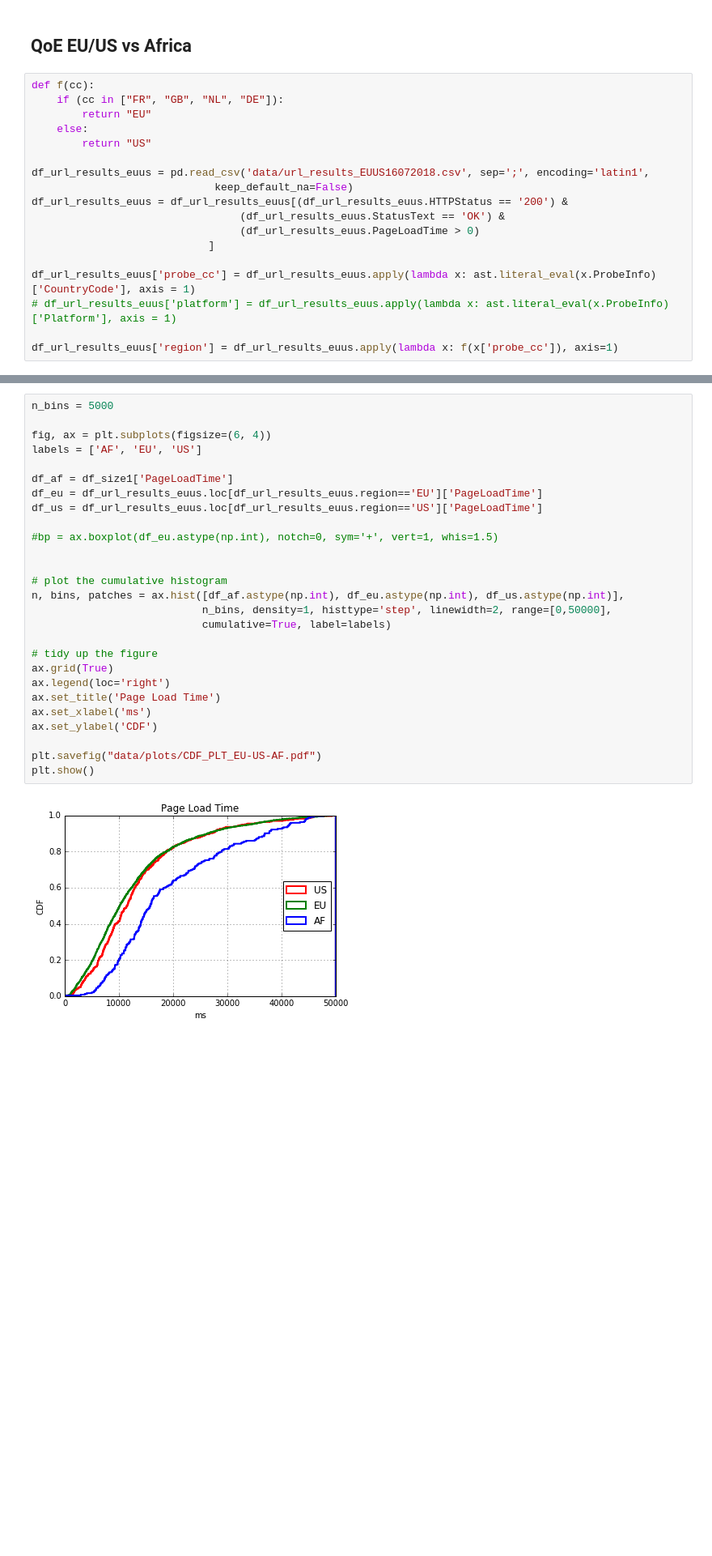
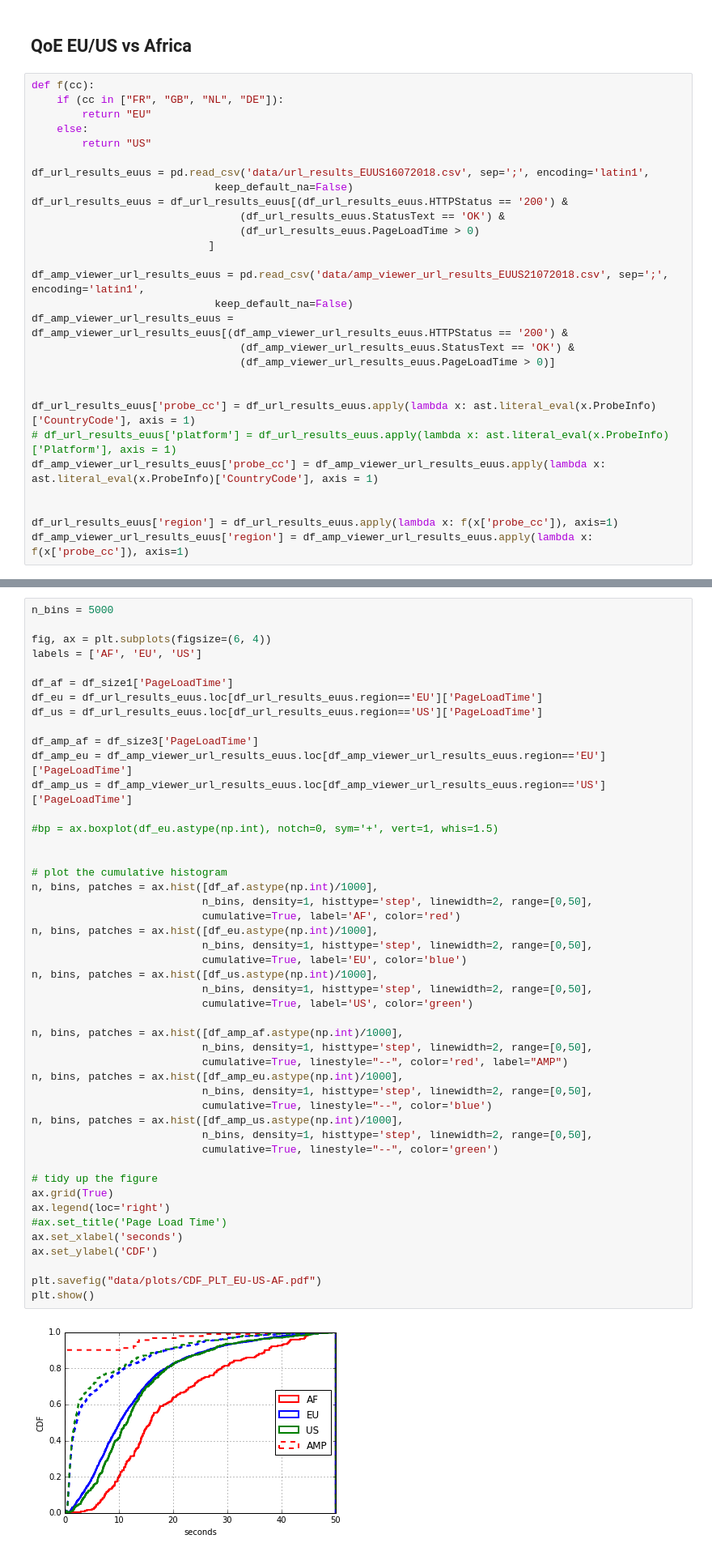
Before and after one commit to AFRINIC-Labs/content-africa-study, a Jupyter notebook: ampproject-study/Data-Analysis.ipynb, the cells around one changed output, grey strips where cells are left out. Shown at 81% size. Saved outputs shown, nothing was run; the diff lists cells and outputs as text; blank space fills up the shorter version.

```diff
--- a/ampproject-study/Data-Analysis.ipynb
+++ b/ampproject-study/Data-Analysis.ipynb
@@ -395,8 +398,18 @@ df_url_results_euus = df_url_results_euus[(df_url_results_euus.HTTPStatus == '20
                                  (df_url_results_euus.PageLoadTime > 0)
                             ]
 
+df_amp_viewer_url_results_euus = pd.read_csv('data/amp_viewer_url_results_EUUS21072018.csv', sep=';', encoding='latin1',
+                             keep_default_na=False)
+df_amp_viewer_url_results_euus = df_amp_viewer_url_results_euus[(df_amp_viewer_url_results_euus.HTTPStatus == '200') &
+                                 (df_amp_viewer_url_results_euus.StatusText == 'OK') &
+                                 (df_amp_viewer_url_results_euus.PageLoadTime > 0)]
+
+
 df_url_results_euus['probe_cc'] = df_url_results_euus.apply(lambda x: ast.literal_eval(x.ProbeInfo)['CountryCode'], axis = 1)
 # df_url_results_euus['platform'] = df_url_results_euus.apply(lambda x: ast.literal_eval(x.ProbeInfo)['Platform'], axis = 1)
+df_amp_viewer_url_results_euus['probe_cc'] = df_amp_viewer_url_results_euus.apply(lambda x: ast.literal_eval(x.ProbeInfo)['CountryCode'], axis = 1)
+
 
 df_url_results_euus['region'] = df_url_results_euus.apply(lambda x: f(x['probe_cc']), axis=1)
+df_amp_viewer_url_results_euus['region'] = df_amp_viewer_url_results_euus.apply(lambda x: f(x['probe_cc']), axis=1)
 # %% [markdown]
@@ -404,32 +417,52 @@ df_url_results_euus['region'] = df_url_results_euus.apply(lambda x: f(x['probe_c
 # %%
 n_bins = 5000
 
 fig, ax = plt.subplots(figsize=(6, 4))
 labels = ['AF', 'EU', 'US']
 
 df_af = df_size1['PageLoadTime']
 df_eu = df_url_results_euus.loc[df_url_results_euus.region=='EU']['PageLoadTime']
 df_us = df_url_results_euus.loc[df_url_results_euus.region=='US']['PageLoadTime']
 
+df_amp_af = df_size3['PageLoadTime']
+df_amp_eu = df_amp_viewer_url_results_euus.loc[df_amp_viewer_url_results_euus.region=='EU']['PageLoadTime']
+df_amp_us = df_amp_viewer_url_results_euus.loc[df_amp_viewer_url_results_euus.region=='US']['PageLoadTime']
+
 #bp = ax.boxplot(df_eu.astype(np.int), notch=0, sym='+', vert=1, whis=1.5)
 
 
 # plot the cumulative histogram
-n, bins, patches = ax.hist([df_af.astype(np.int), df_eu.astype(np.int), df_us.astype(np.int)],
-                           n_bins, density=1, histtype='step', linewidth=2, range=[0,50000],
-                           cumulative=True, label=labels)
+n, bins, patches = ax.hist([df_af.astype(np.int)/1000],
+                           n_bins, density=1, histtype='step', linewidth=2, range=[0,50],
+                           cumulative=True, label='AF', color='red')
+n, bins, patches = ax.hist([df_eu.astype(np.int)/1000],
+                           n_bins, density=1, histtype='step', linewidth=2, range=[0,50],
+                           cumulative=True, label='EU', color='blue')
+n, bins, patches = ax.hist([df_us.astype(np.int)/1000],
+                           n_bins, density=1, histtype='step', linewidth=2, range=[0,50],
+                           cumulative=True, label='US', color='green')
+
+n, bins, patches = ax.hist([df_amp_af.astype(np.int)/1000],
+                           n_bins, density=1, histtype='step', linewidth=2, range=[0,50],
+                           cumulative=True, linestyle="--", color='red', label="AMP")
+n, bins, patches = ax.hist([df_amp_eu.astype(np.int)/1000],
+                           n_bins, density=1, histtype='step', linewidth=2, range=[0,50],
+                           cumulative=True, linestyle="--", color='blue')
+n, bins, patches = ax.hist([df_amp_us.astype(np.int)/1000],
+                           n_bins, density=1, histtype='step', linewidth=2, range=[0,50],
+                           cumulative=True, linestyle="--", color='green')
 
 # tidy up the figure
 ax.grid(True)
 ax.legend(loc='right')
-ax.set_title('Page Load Time')
-ax.set_xlabel('ms')
+#ax.set_title('Page Load Time')
+ax.set_xlabel('seconds')
 ax.set_ylabel('CDF')
 
 plt.savefig("data/plots/CDF_PLT_EU-US-AF.pdf")
 plt.show()
 # %% [output]
-[figure, old version]
+[figure, new version]
 # %% [markdown]
 ### DNSLookupTime
 # %%
```
Also changed, not shown: parts of 43 cells of this notebook, 38 other files.
